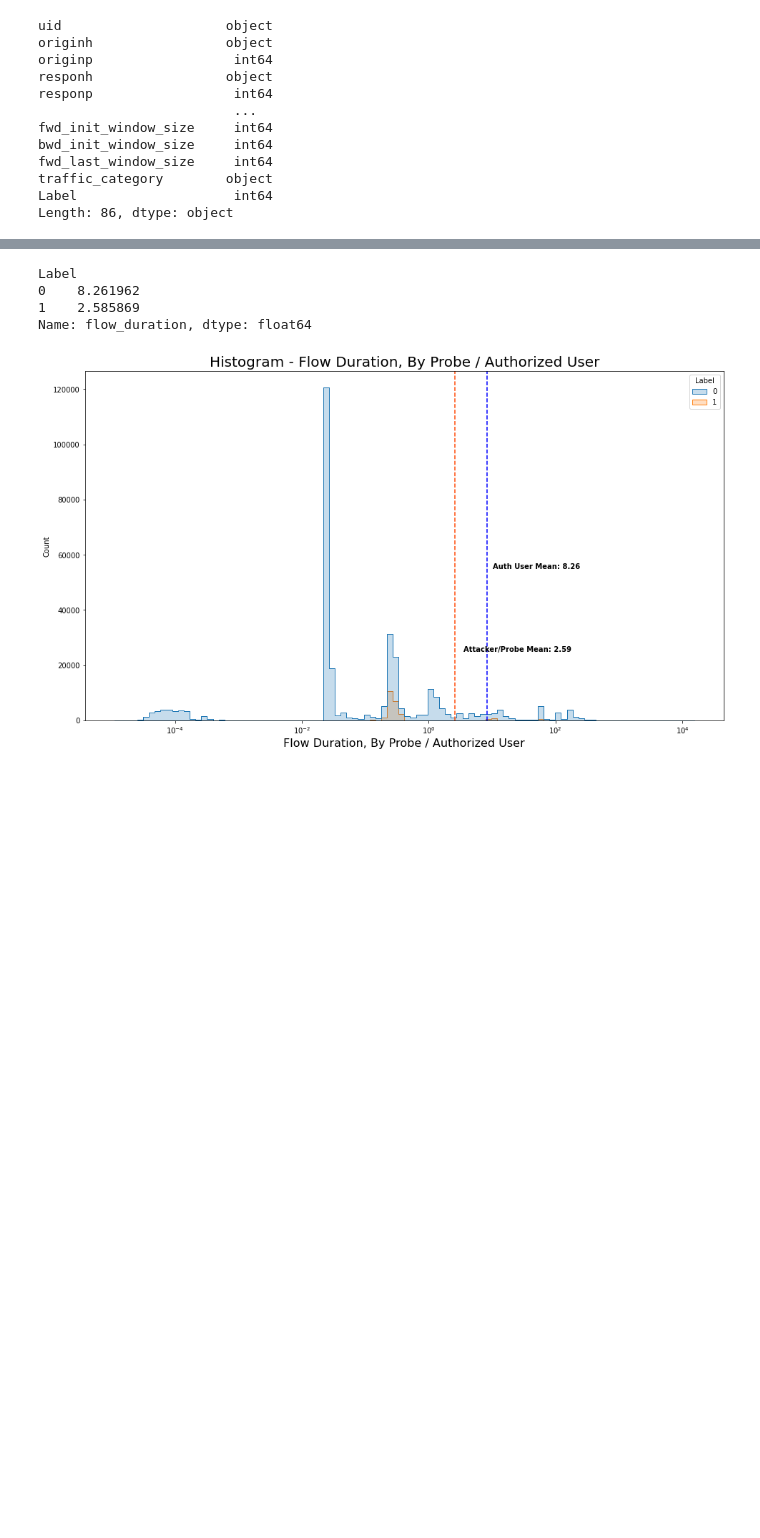
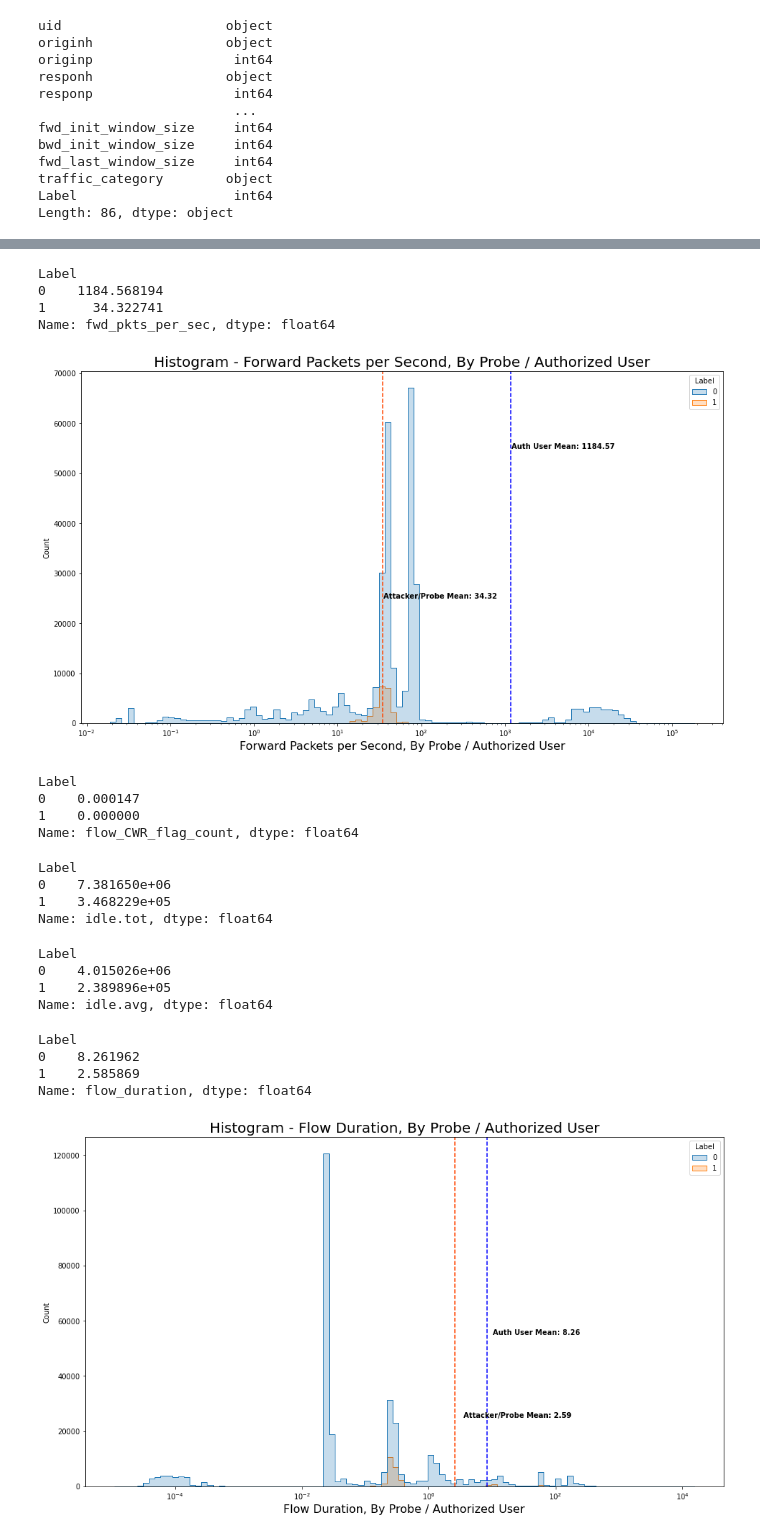
Before and after one commit to linjoshua882/deep-learning-cybersecurity-intrusion-detection, a Jupyter notebook: code.ipynb, the cells around one changed output, grey strips where cells are left out. Drawn from its saved outputs; the diff is of its cells as text; code cells hidden in the pictures; blank space fills up the shorter version.

```diff
--- a/code.ipynb
+++ b/code.ipynb
@@ -110,3 +133,65 @@ df = df[(df['traffic_category'] == 'Benign') | (df['traffic_category'] == 'Probi
+# %%
+df.groupby('Label')['fwd_pkts_per_sec'].mean()
+# %% [output]
+Label
+0    1184.568194
+1      34.322741
+Name: fwd_pkts_per_sec, dtype: float64
+# %%
+plt.figure(figsize=(16,9))
+plt.title('Histogram - Forward Packets per Second, By Probe / Authorized User', fontsize=20)
+plt.xlabel('Forward Packets per Second, By Probe / Authorized User', fontsize=16)
+
+auth_user_fp_mean = df.groupby('Label')['fwd_pkts_per_sec'].mean()[0]
+attacker_fp_mean = df.groupby('Label')['fwd_pkts_per_sec'].mean()[1]
+
+# Auth User Mean Line
+plt.axvline(
+    auth_user_fp_mean,
+    c='blue',
+    ls='--')
+plt.text(
+    auth_user_fp_mean + 2,
+    55000,
+    f'Auth User Mean: {round(auth_user_fp_mean, 2)}',
+    weight='bold')
+
+# Attacker Mean Line
+plt.axvline(
+    attacker_fp_mean,
+    c='orangered',
+    ls='--')
+plt.text(
+    attacker_fp_mean + 1,
+    25000,
+    f'Attacker/Probe Mean: {round(attacker_fp_mean, 2)}',
+    weight='bold')
+
+sns.histplot(df[df['fwd_pkts_per_sec'] > 0], x='fwd_pkts_per_sec', hue='Label', element='step', log_scale=True, bins=100);
+# %% [output]
+[figure, added]
+# %%
+# Not enough observations to represent on a visualization
+df.groupby('Label')['flow_CWR_flag_count'].mean()
+# %% [output]
+Label
+0    0.000147
+1    0.000000
+Name: flow_CWR_flag_count, dtype: float64
+# %%
+df.groupby('Label')['idle.tot'].mean()
+# %% [output]
+Label
+0    7.381650e+06
+1    3.468229e+05
+Name: idle.tot, dtype: float64
+# %%
+df.groupby('Label')['idle.avg'].mean()
+# %% [output]
+Label
+0    4.015026e+06
+1    2.389896e+05
+Name: idle.avg, dtype: float64
 # %%
 df.groupby('Label')['flow_duration'].mean()
 # %% [output]
```
Also changed, not shown: parts of 17 cells of this notebook.
